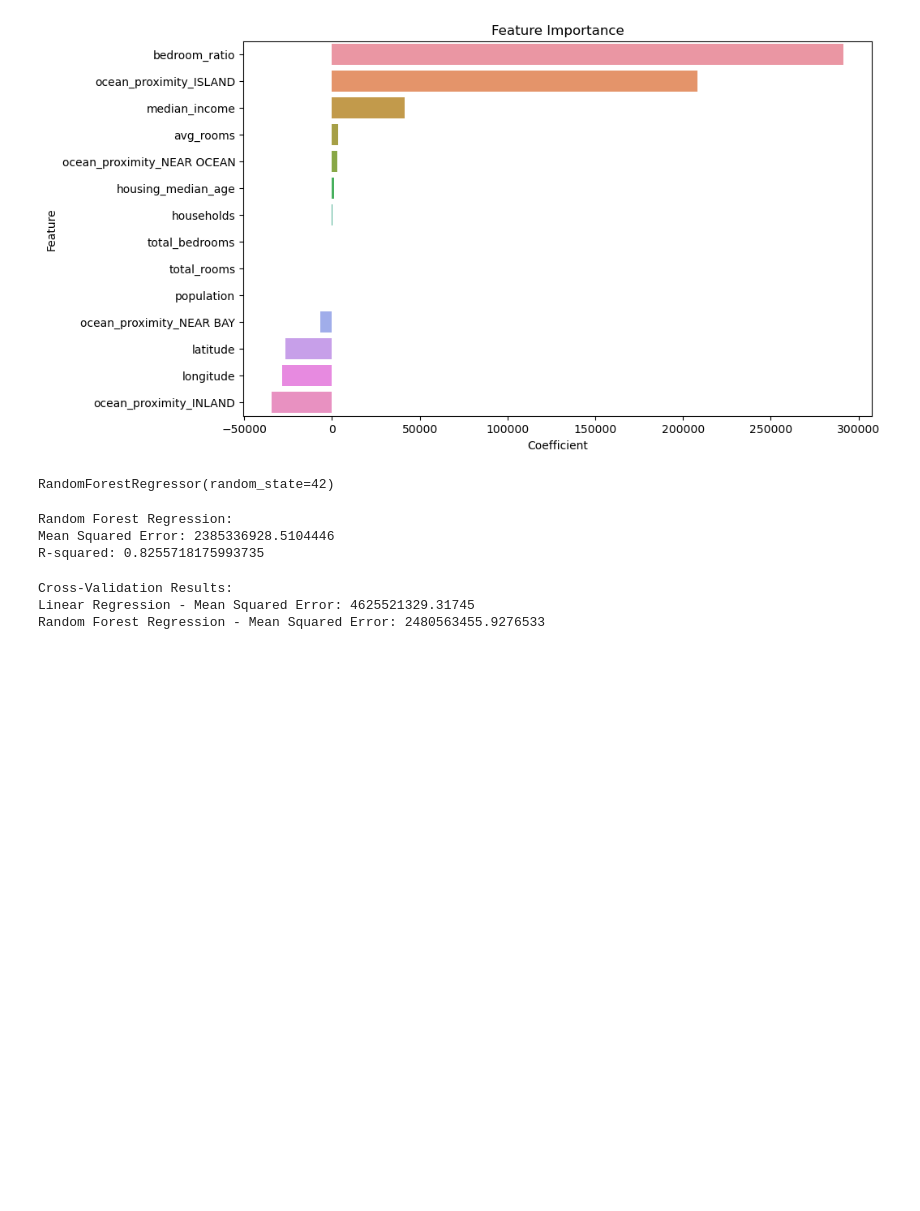
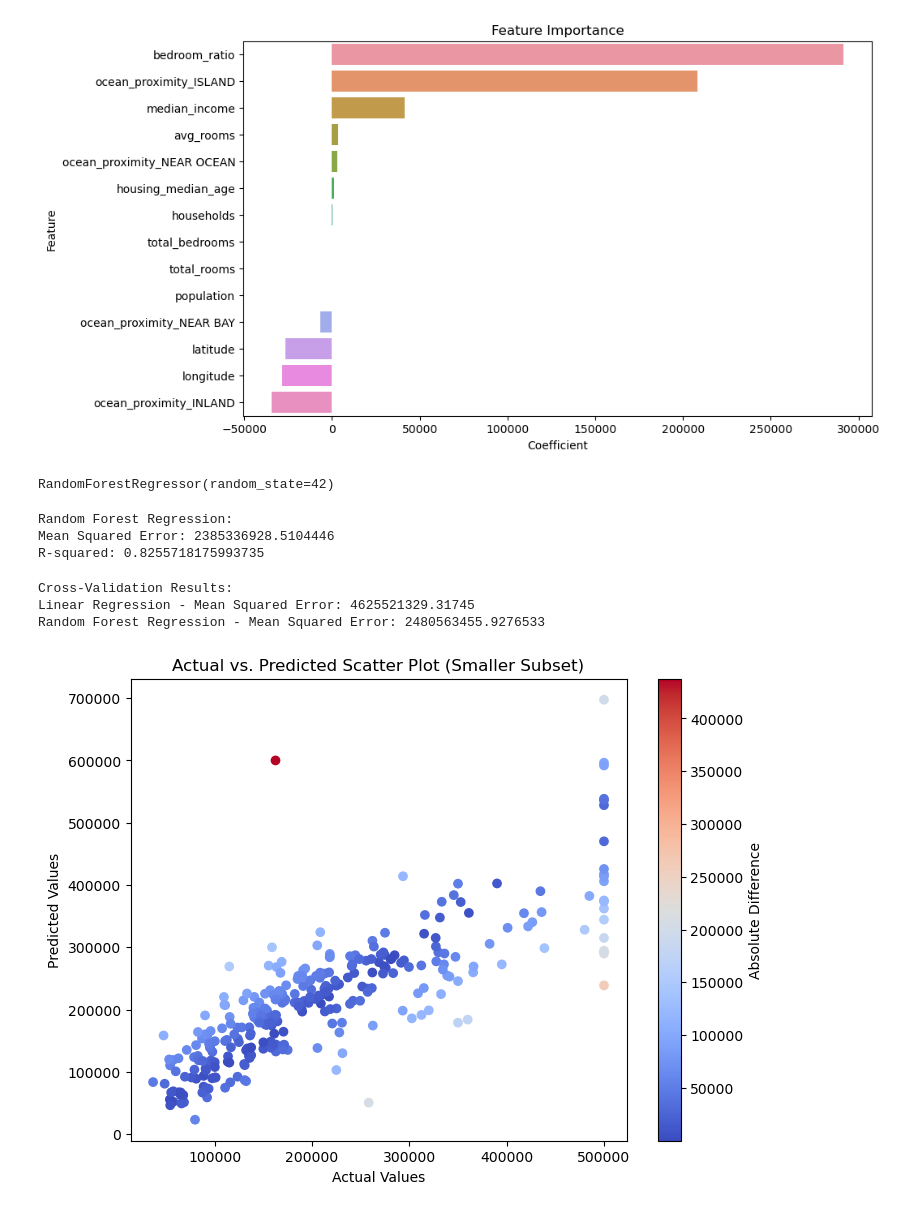
Before and after one commit to Elijah-Diekmann/ML-House-Price-Predictions, a Jupyter notebook: ML Project.ipynb, the cells around one changed output. Drawn from its saved outputs; the diff is of its cells as text; code cells hidden in the pictures; blank space fills up the shorter version.

```diff
--- a/ML Project.ipynb
+++ b/ML Project.ipynb
@@ -185,3 +190,19 @@ print(f"Random Forest Regression - Mean Squared Error: {rf_cv_mse}")
 Cross-Validation Results:
 Linear Regression - Mean Squared Error: 4625521329.31745
 Random Forest Regression - Mean Squared Error: 2480563455.9276533
+# %%
+subset_size = 300 # You can change this to your desired subset size
+subset_indices = np.random.choice(len(y_test), size=subset_size, replace=False)
+
+# Create a scatter plot with a colormap based on the absolute differences
+abs_diff = np.abs(y_test.iloc[subset_indices] - y_pred[subset_indices])
+
+plt.figure(figsize=(8, 6))
+scatter = plt.scatter(y_test.iloc[subset_indices], y_pred[subset_indices], c=abs_diff, cmap='coolwarm')
+plt.xlabel('Actual Values')
+plt.ylabel('Predicted Values')
+plt.title('Actual vs. Predicted Scatter Plot (Smaller Subset)')
+plt.colorbar(scatter, label='Absolute Difference')
+plt.show()
+# %% [output]
+[figure, added]
```
Also changed, not shown: parts of 4 cells of this notebook.
